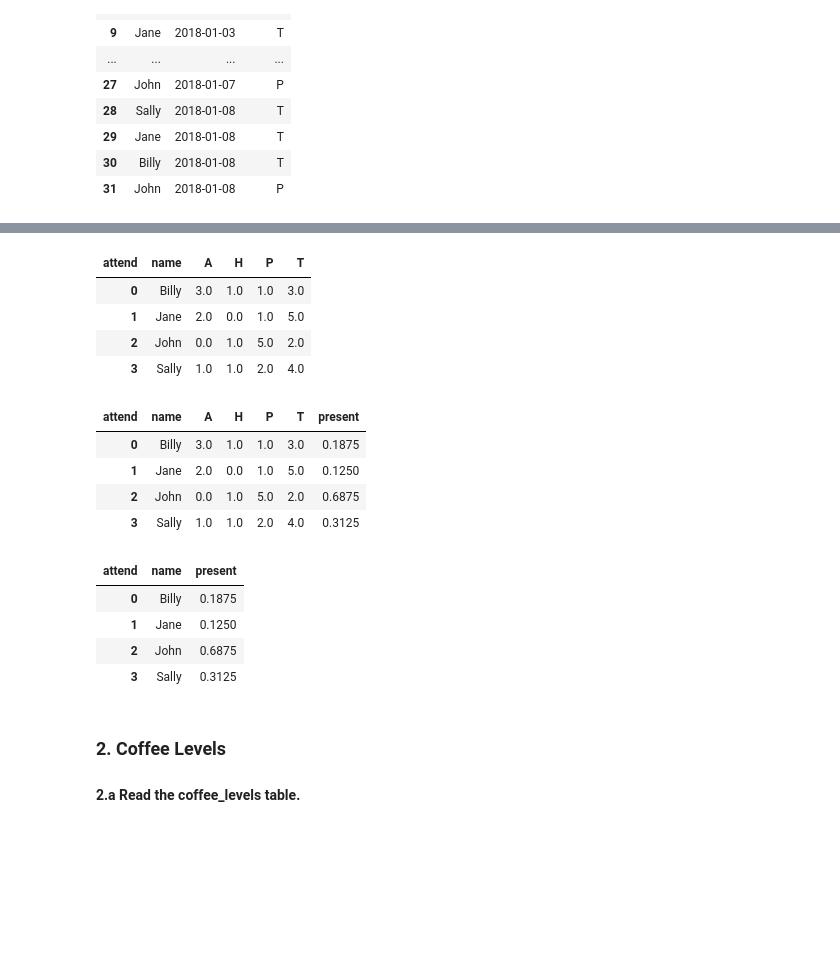
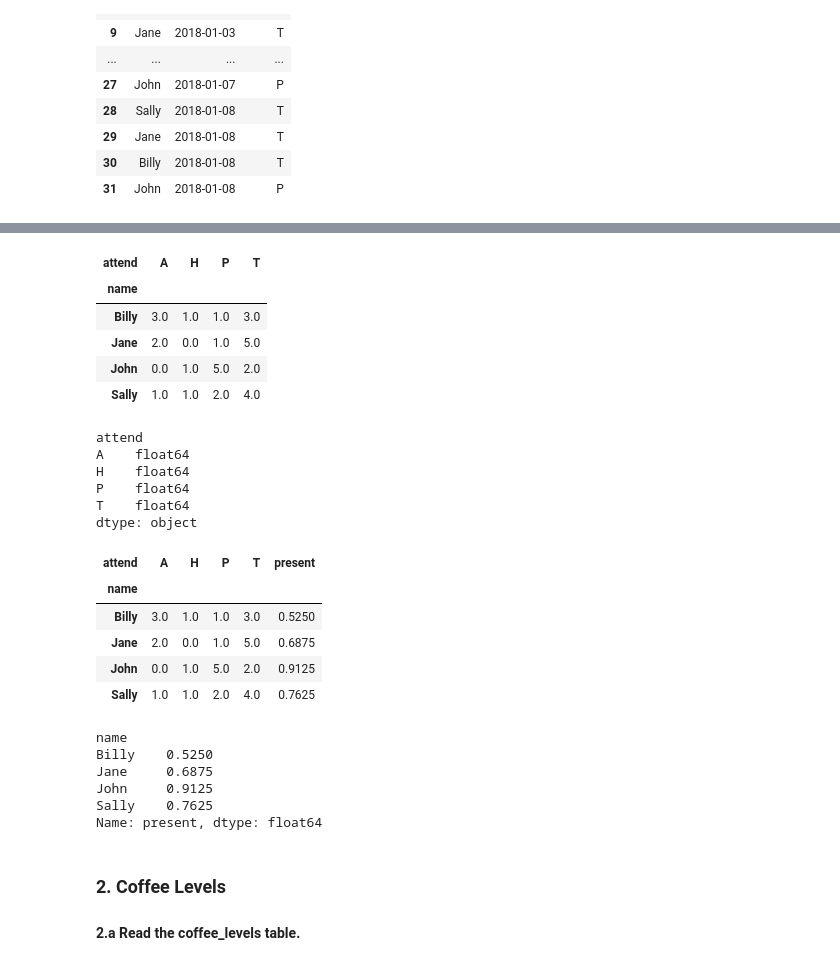
Before and after one commit to morgancross2/classification-exercises, a Jupyter notebook: tidy_data.ipynb, the cells around one changed output, grey strips where cells are left out. Drawn from its saved outputs; the diff is of its cells as text; code cells hidden in the pictures; blank space fills up the shorter version.

```diff
--- a/tidy_data.ipynb
+++ b/tidy_data.ipynb
@@ -57,4 +57,5 @@ attendance
 attendance = attendance.pivot_table(index='name',
                       columns='attend',
                       values='date',
-                      aggfunc='count').reset_index()
+                      aggfunc='count')
+attendance
@@ -62,28 +70,40 @@ attendance = attendance.pivot_table(index='name',
 attendance = attendance.fillna(0.0)
 attendance
 # %% [output]
-| attend | name | A | H | P | T |
-| 0 | Billy | 3.0 | 1.0 | 1.0 | 3.0 |
-| 1 | Jane | 2.0 | 0.0 | 1.0 | 5.0 |
-| 2 | John | 0.0 | 1.0 | 5.0 | 2.0 |
-| 3 | Sally | 1.0 | 1.0 | 2.0 | 4.0 |
+| attend | A | H | P | T |
+| name |  |  |  |  |
+| Billy | 3.0 | 1.0 | 1.0 | 3.0 |
+| Jane | 2.0 | 0.0 | 1.0 | 5.0 |
+| John | 0.0 | 1.0 | 5.0 | 2.0 |
+| Sally | 1.0 | 1.0 | 2.0 | 4.0 |
+# %%
+attendance.dtypes
+# %% [output]
+attend
+A    float64
+H    float64
+P    float64
+T    float64
+dtype: object
 # %%
-attendance['present'] = (attendance.P + attendance.H/2)/8
+attendance['present'] = (attendance.P + attendance.H*.5 + attendance['T']*.9)/8
 attendance
 # %% [output]
-| attend | name | A | H | P | T | present |
-| 0 | Billy | 3.0 | 1.0 | 1.0 | 3.0 | 0.1875 |
-| 1 | Jane | 2.0 | 0.0 | 1.0 | 5.0 | 0.1250 |
-| 2 | John | 0.0 | 1.0 | 5.0 | 2.0 | 0.6875 |
-| 3 | Sally | 1.0 | 1.0 | 2.0 | 4.0 | 0.3125 |
+| attend | A | H | P | T | present |
+| name |  |  |  |  |  |
+| Billy | 3.0 | 1.0 | 1.0 | 3.0 | 0.5250 |
+| Jane | 2.0 | 0.0 | 1.0 | 5.0 | 0.6875 |
+| John | 0.0 | 1.0 | 5.0 | 2.0 | 0.9125 |
+| Sally | 1.0 | 1.0 | 2.0 | 4.0 | 0.7625 |
-# %%
-attendance[['name','present']]
-# %% [output]
-| attend | name | present |
-| 0 | Billy | 0.1875 |
-| 1 | Jane | 0.1250 |
-| 2 | John | 0.6875 |
-| 3 | Sally | 0.3125 |
+# %%
+attendance.present
+# %% [output]
+name
+Billy    0.5250
+Jane     0.6875
+John     0.9125
+Sally    0.7625
+Name: present, dtype: float64
 # %% [markdown]
 ### 2. Coffee Levels
 #### 2.a Read the coffee_levels table.
```
Also changed, not shown: parts of 1 cell of this notebook.
